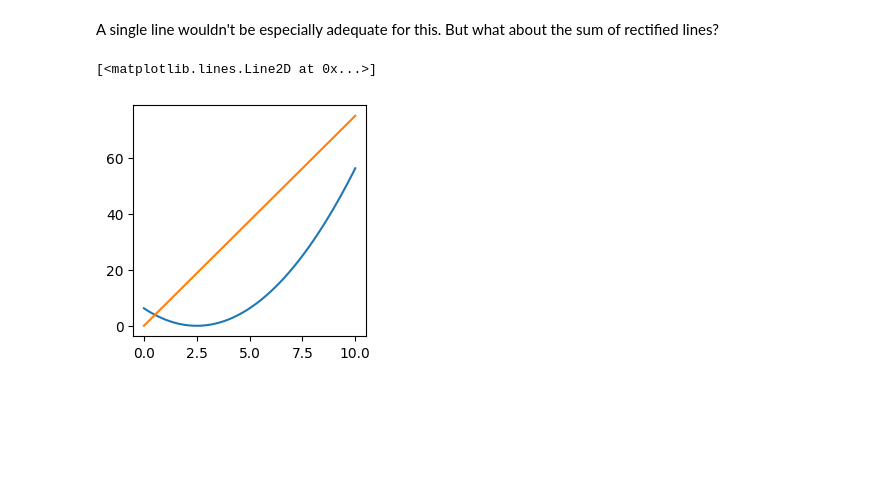
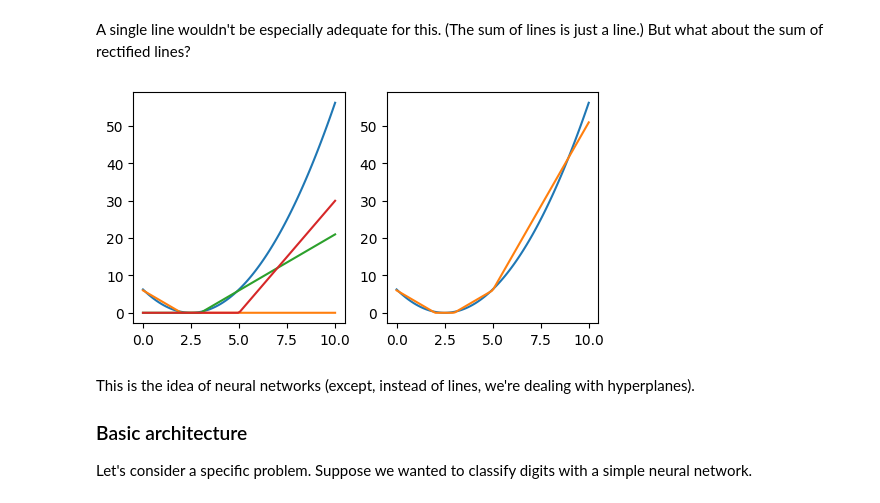
Before and after one commit to jeremyadamsfisher/SlowAI, a Jupyter notebook: nbs/03_calculus.ipynb, the cells around one changed output. Drawn from its saved outputs; the diff is of its cells as text; code cells hidden in the pictures; blank space fills up the shorter version.

```diff
--- a/nbs/03_calculus.ipynb
+++ b/nbs/03_calculus.ipynb
@@ -52,11 +97,23 @@ ax.plot(x, y)
 [figure]
 # %% [markdown]
-A single line wouldn't be especially adequate for this. But what about the sum of rectified lines?
+A single line wouldn't be especially adequate for this. (The sum of lines is just a line.) But what about the sum of rectified lines?
 # %%
-y1 = np.clip(7.5 * x, a_min=0, a_max=None)
-fig, ax = plt.subplots(figsize=(3, 3))
-ax.plot(x, y)
-ax.plot(x, y1)
+y1 = np.clip(-3 * (x - 2), a_min=0, a_max=None)
+y2 = np.clip(3 * (x - 3), a_min=0, a_max=None)
+y3 = np.clip(6 * (x - 5), a_min=0, a_max=None)
+
+fig, (ax0, ax1) = plt.subplots(1, 2, figsize=(6, 3))
+ax0.plot(x, y)
+ax0.plot(x, y1)
+ax0.plot(x, y2)
+ax0.plot(x, y3)
+ax1.plot(x, y)
+ax1.plot(x, y1 + y2 + y3);
 # %% [output]
-[<matplotlib.lines.Line2D at 0x...>]
-[figure, old version]
+[figure, new version]
+# %% [markdown]
+This is the idea of neural networks (except, instead of lines, we're dealing with hyperplanes).
+
+### Basic architecture
+
+Let's consider a specific problem. Suppose we wanted to classify digits with a simple neural network.
```
Also changed, not shown: parts of 35 cells of this notebook, 14 other files.
